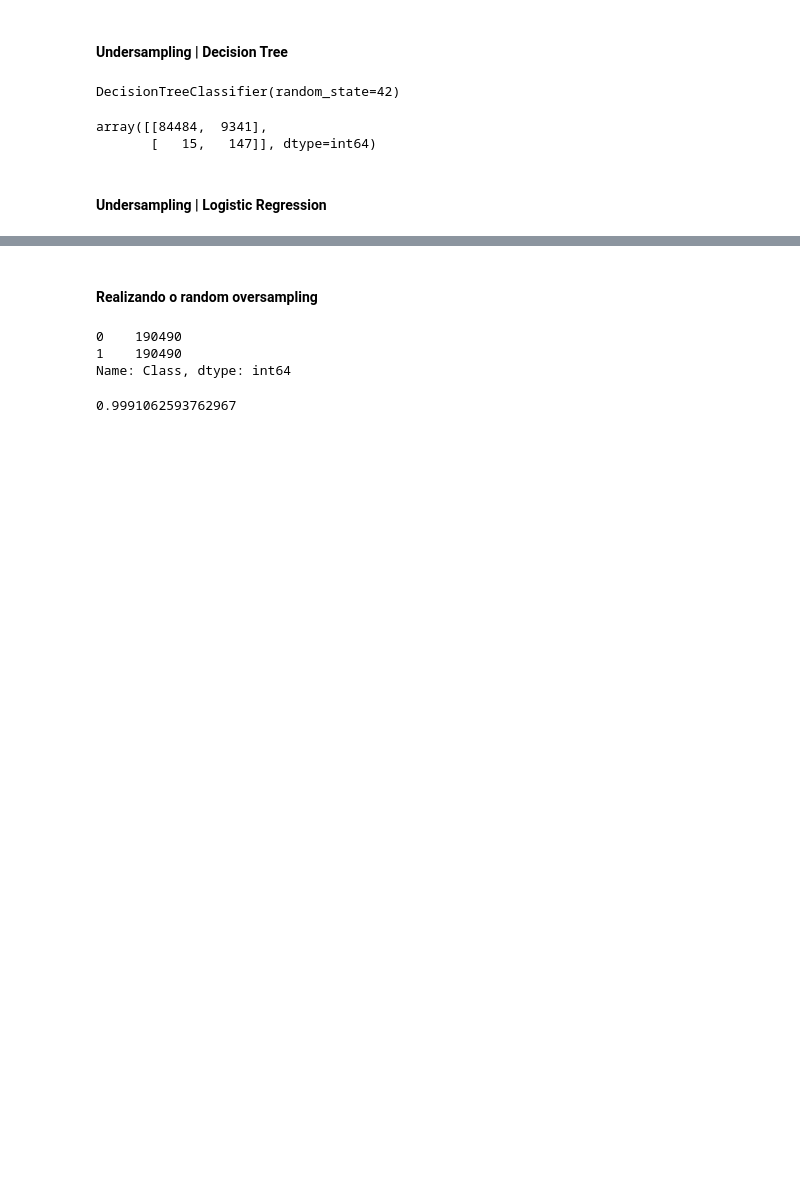
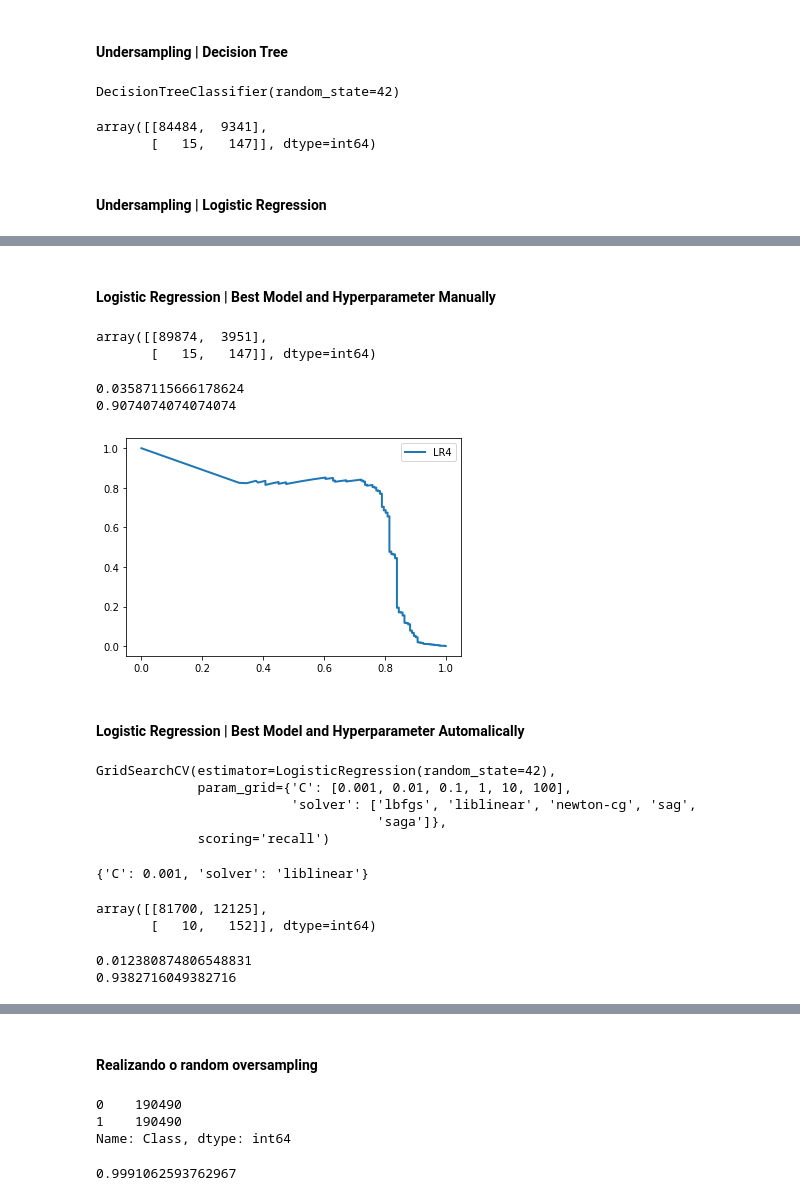
Before and after one commit to AnderCruz/ML_Fraud_Detection, a Jupyter notebook: FraudDetection.ipynb, the cells around one changed output, grey strips where cells are left out. Cells and saved outputs as stored; diff of their text form; code cells hidden in the pictures; blank space fills up the shorter version.

```diff
--- a/FraudDetection.ipynb
+++ b/FraudDetection.ipynb
@@ -219,0 +377,10 @@ array([[93629,   196],
+# %%
+C=[0.01, 0.1, 1]
+solver =["lbfgs", "liblinear", "newton-cg", "sag", "saga"]
+
+for i in C:
+    for j in solver:
+        clf_LR3 = LogisticRegression(random_state=42, solver=j, C=i)
+        clf_LR3.fit(X_resRU, y_resRU)
+        y_pred_LR3 = clf_LR3.predict(X_test)
+        print(i,j, recall_score(y_test,y_pred_LR3))
@@ -219,0 +407,34 @@ array([[93629,   196],
+# %% [markdown]
+#### Logistic Regression | Best Model and Hyperparameter Manually
+# %%
+clf_LR4 = LogisticRegression(random_state=42, solver="newton-cg", C=1)
+clf_LR4.fit(X_resRU, y_resRU)
+y_pred_LR4 = clf_LR4.predict(X_test)
+y_pred_proba_LR4 = clf_LR4.predict_proba(X_test)
+# %%
+confusion_matrix(y_test,y_pred_LR4)
+# %% [output]
+array([[89874,  3951],
+       [   15,   147]], dtype=int64)
+# %%
+print(metrics.precision_score(y_test, y_pred_LR4))
+print(metrics.recall_score(y_test, y_pred_LR4))
+# %% [output]
+0.03587115666178624
+0.9074074074074074
+# %%
+precision_LR4, recall_LR4, thresholds_LR4 = metrics.precision_recall_curve(y_test,y_pred_proba_LR4[:,1])
+# %%
+# Graphic Curv x Recall
+import matplotlib.pyplot as plt
+fig, ax = plt.subplots()
+
+ax.plot(recall_LR4, precision_LR4, linewidth=2.0, label="LR4")
+
+ax.legend()
+
+plt.show()
+# %% [output]
+[figure, added]
+# %% [markdown]
+#### Logistic Regression | Best Model and Hyperparameter Automalically
@@ -219,0 +450,27 @@ array([[93629,   196],
+# %%
+clf_GS = GridSearchCV(LogReg, parameters, scoring="recall")
+clf_GS.fit(X_resRU, y_resRU)
+# %% [output]
+GridSearchCV(estimator=LogisticRegression(random_state=42),
+             param_grid={'C': [0.001, 0.01, 0.1, 1, 10, 100],
+                         'solver': ['lbfgs', 'liblinear', 'newton-cg', 'sag',
+                                    'saga']},
+             scoring='recall')
+# %%
+clf_GS.best_params_
+# %% [output]
+{'C': 0.001, 'solver': 'liblinear'}
+# %%
+y_pred_GS = clf_GS.predict(X_test)
+y_pred_proba_GS = clf_GS.predict_proba(X_test)
+
+confusion_matrix(y_test,y_pred_GS)
+# %% [output]
+array([[81700, 12125],
+       [   10,   152]], dtype=int64)
+# %%
+print(metrics.precision_score(y_test, y_pred_GS))
+print(metrics.recall_score(y_test, y_pred_GS))
+# %% [output]
+0.012380874806548831
+0.9382716049382716
```
Also changed, not shown: parts of 60 cells of this notebook.
